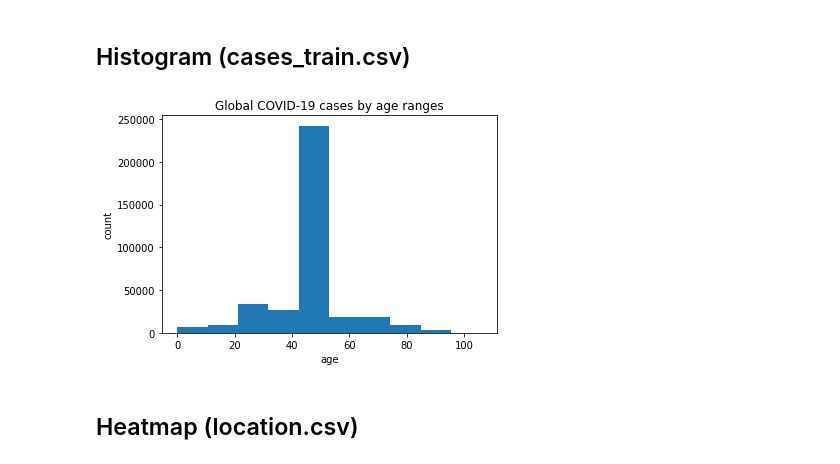
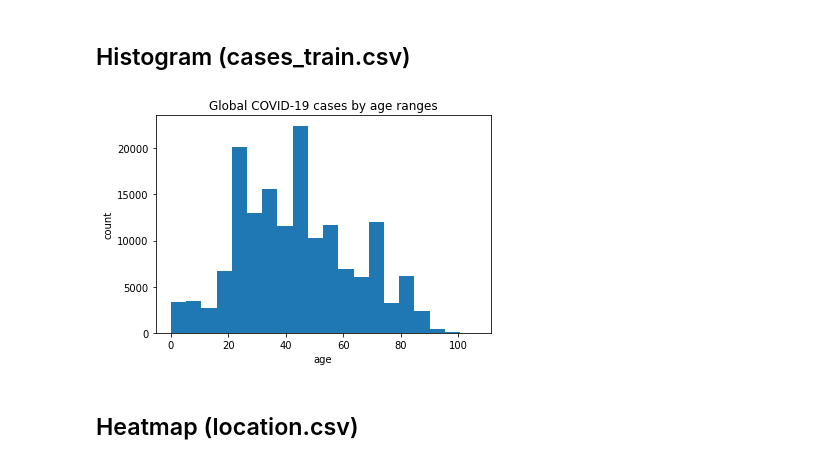
Before and after one commit to klam98/COVID-19-Data-Mining, a Jupyter notebook: src/eda.ipynb, the cells around one changed output. Drawn from its saved outputs; the diff is of its cells as text; code cells hidden in the pictures.

Commit message:
Fixed plots for location.csv, refreshed all existing plots.

```diff
--- a/src/eda.ipynb
+++ b/src/eda.ipynb
@@ -228,15 +229,18 @@ plt.show()
 ## Histogram (cases_train.csv)
 # %%
 # Global COVID-19 cases by age ranges
-fig = plt.hist(df_ctp['age'], bins=10)
+drop_unknown_ages = df_ctp['age'].drop(df_ctp.age[df_ctp.age == 'Unknown'].index)
+drop_unknown_ages = pd.to_numeric(drop_unknown_ages, errors='ignore', downcast='signed')
+
+fig = plt.hist(drop_unknown_ages, bins=20)
 
 plt.title('Global COVID-19 cases by age ranges')
 plt.xlabel('age')
 plt.ylabel('count')
-# plt.savefig('../plots/cases_by_age.pdf')
+plt.savefig('../plots/cases_by_age.pdf')
 plt.show()
 # %% [output]
-[figure, old version]
+[figure, new version]
 # %% [markdown]
 ## Heatmap (location.csv)
 # %%
```
Also changed, not shown: parts of 15 cells of this notebook, 14 other files.
